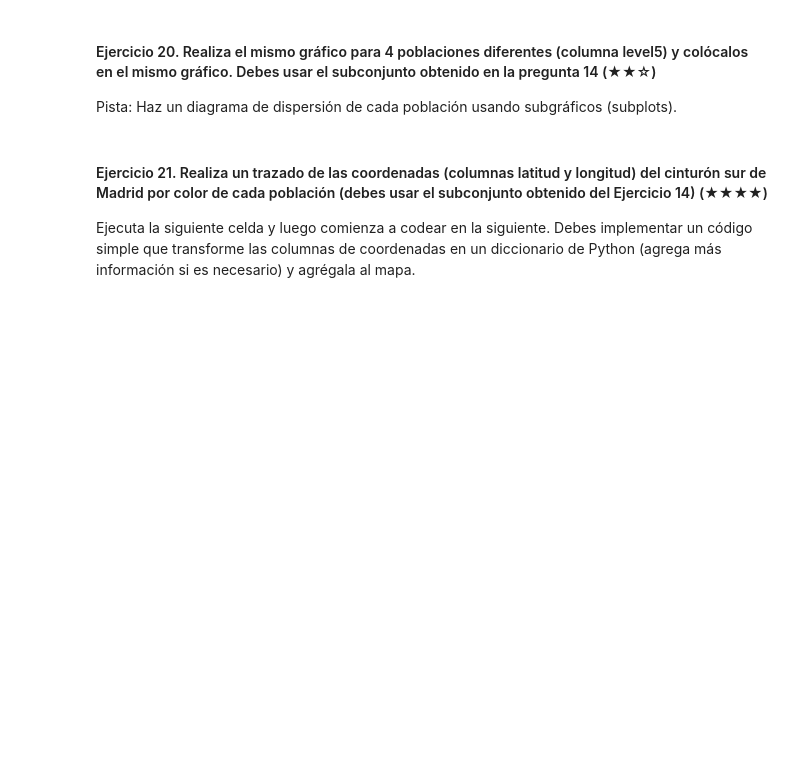
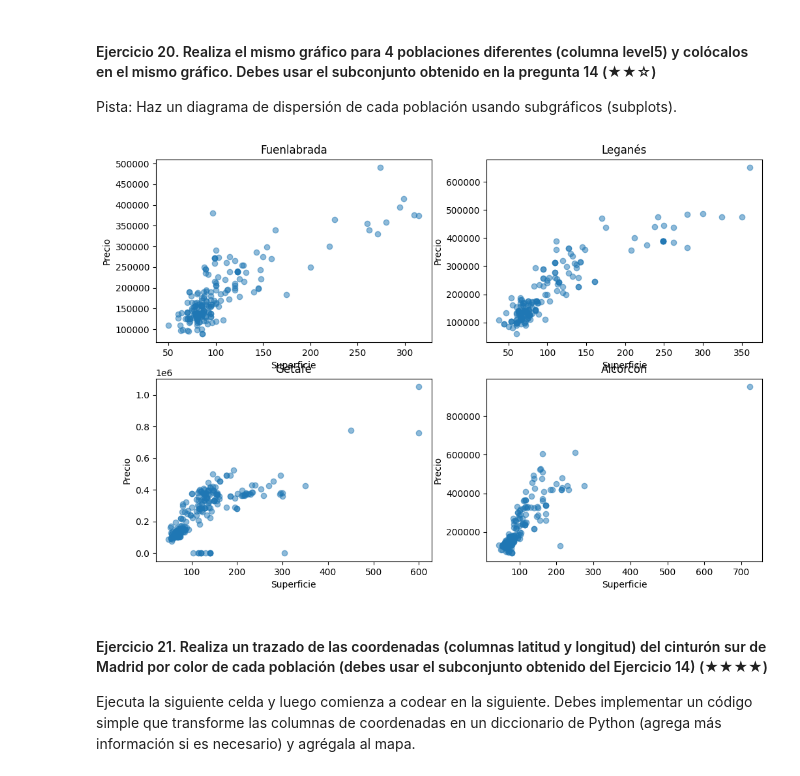
Before and after one commit to javier-senda/realestate-datacleanup-exercise, a Jupyter notebook: project.es.ipynb, the cells around one changed output. Saved outputs shown, nothing was run; the diff lists cells and outputs as text; code cells hidden in the pictures; blank space fills up the shorter version.

```diff
--- a/project.es.ipynb
+++ b/project.es.ipynb
@@ -319,6 +392,40 @@ Pista: Crea una nueva columna llamada `pps` (price per square en inglés) y lueg
 Pista: Haz un diagrama de dispersión de cada población usando subgráficos (subplots).
 # %%
 # TODO
+
+plt.figure(figsize=(12, 8))
+
+plt.subplot(2, 2, 1)
+fuenlabrada = cinturon_sur[cinturon_sur["level5"] == "Fuenlabrada"]
+plt.scatter(fuenlabrada["surface"], fuenlabrada["price"], alpha=0.5)
+plt.title("Fuenlabrada")
+plt.xlabel("Superficie")
+plt.ylabel("Precio")
+
+plt.subplot(2, 2, 2)
+leganes = cinturon_sur[cinturon_sur["level5"] == "Leganés"]
+plt.scatter(leganes["surface"], leganes["price"], alpha=0.5)
+plt.title("Leganés")
+plt.xlabel("Superficie")
+plt.ylabel("Precio")
+
+plt.subplot(2, 2, 3)
+getafe = cinturon_sur[cinturon_sur["level5"] == "Getafe"]
+plt.scatter(getafe["surface"], getafe["price"], alpha=0.5)
+plt.title("Getafe")
+plt.xlabel("Superficie")
+plt.ylabel("Precio")
+
+plt.subplot(2, 2, 4)
+alcorcon = cinturon_sur[cinturon_sur["level5"] == "Alcorcón"]
+plt.scatter(alcorcon["surface"], alcorcon["price"], alpha=0.5)
+plt.title("Alcorcón")
+plt.xlabel("Superficie")
+plt.ylabel("Precio")
+
+plt.show()
+# %% [output]
+[figure, added]
 # %% [markdown]
 #### Ejercicio 21. Realiza un trazado de las coordenadas (columnas latitud y longitud) del cinturón sur de Madrid por color de cada población (debes usar el subconjunto obtenido del Ejercicio 14) (★★★★)
 
```
Also changed, not shown: parts of 15 cells of this notebook.
